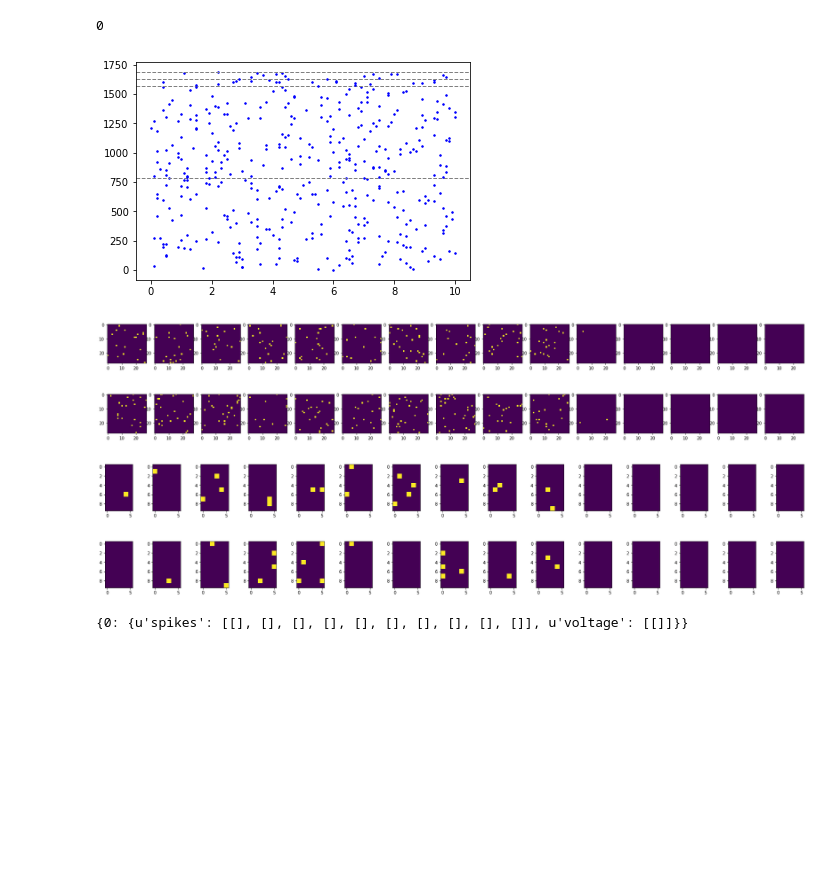
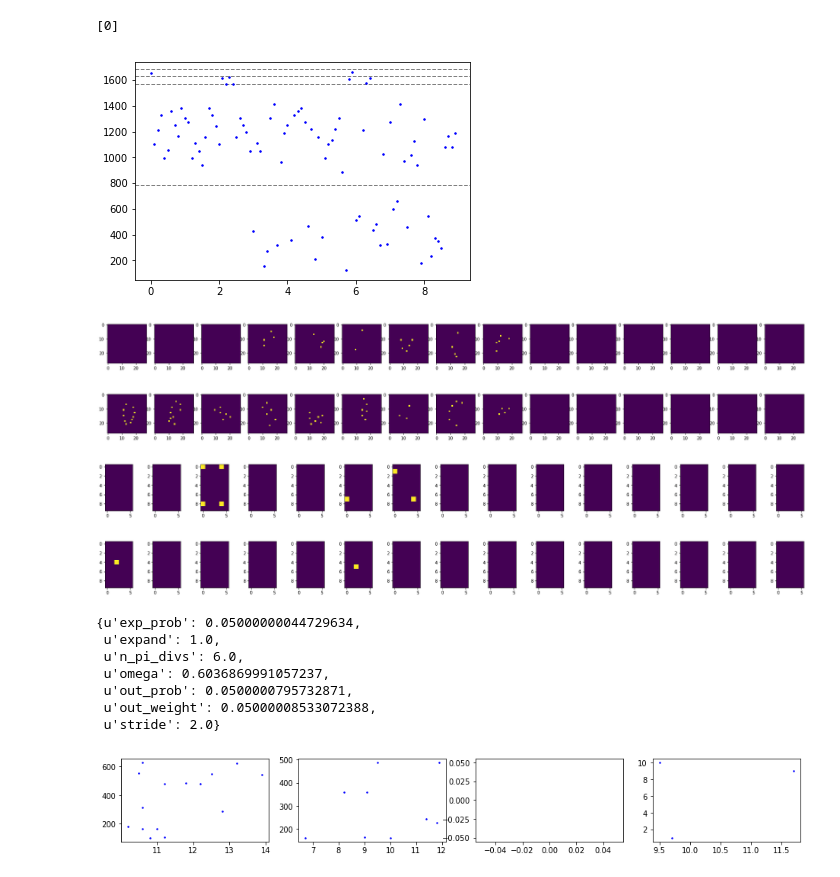
Before and after one commit to chanokin/brainscales-recognition, a Jupyter notebook: codebase/l2l/see_results_contents.ipynb, the cells around one changed output. Drawn from its saved outputs; the diff is of its cells as text; code cells hidden in the pictures; blank space fills up the shorter version.

```diff
--- a/codebase/l2l/see_results_contents.ipynb
+++ b/codebase/l2l/see_results_contents.ipynb
@@ -17,21 +17,22 @@ print(keys)
 # %%
-in_labels = data['in_labels'].item()
+in_labels = data['input'].item()['labels']
 print(in_labels)
 # %% [output]
-0
+[0]
 # %%
-in_spikes = data['in_spikes'].item()
+data = np.load('./run_results/data_gen0_ind0.npz')
+in_spikes = data['input'].item()['spikes']
 count = 0
 plt.figure()
 for lyr in in_spikes:
     spk = in_spikes[lyr]
     for nid, times in enumerate(spk):
         plt.plot(times, np.ones_like(times)*nid + count, '.b', markersize=3)
     count += len(spk)
     plt.axhline(count, color='gray', linestyle='--', linewidth=1.)
 plt.show()
 # %% [output]
-[figure, old version]
+[figure, new version]
 # %%
 for lyr in sorted(in_spikes.keys()):
     s1 = in_spikes[lyr]
@@ -51,7 +52,7 @@ for lyr in sorted(in_spikes.keys()):
         plt.imshow(img)
     plt.show()
 # %% [output]
-[figure, old version]
+[figure, new version]
-[figure, old version]
+[figure, new version]
-[figure, old version]
+[figure, new version]
-[figure, old version]
+[figure, new version]
@@ -65,5 +59,34 @@ gabor = recordings['gabor']
-# %%
-out = recordings['output']
-print(out)
-# %% [output]
-{0: {u'spikes': [[], [], [], [], [], [], [], [], [], []], u'voltage': [[]]}}
+# %%
+data = np.load('./run_results/data_gen0_ind0.npz')
+data['params'].item()['ind']
+# %% [output]
+{u'exp_prob': 0.05000000044729634,
+ u'expand': 1.0,
+ u'n_pi_divs': 6.0,
+ u'omega': 0.6036869991057237,
+ u'out_prob': 0.0500000795732871,
+ u'out_weight': 0.05000008533072388,
+ u'stride': 2.0}
+# %%
+data = np.load('./run_results/data_gen0_ind0.npz')
+
+recordings = data['recs'].item()
+gabor = recordings['gabor']
+
+n_layers = len(gabor.keys())
+fw = 2.0
+fig = plt.figure(figsize=(2*n_layers*fw, fw))
+for lyr in sorted(gabor.keys())[:]:
+    ax = plt.subplot(1, n_layers, lyr+1)
+    for r in sorted(gabor[lyr].keys())[:]:
+        n_cols = len(gabor[lyr][r].keys())
+        for c in gabor[lyr][r]:
+            spikes = gabor[lyr][r][c]['spikes']
+            n_neurons = len(spikes)
+            for i, times in enumerate(spikes):
+                nid = r * n_cols * n_neurons + n_neurons * c + i
+                plt.plot(times, nid * np.ones_like(times), '.b', markersize=3)
+#         ax.set_ylim(-1, n_neurons * c + i + 1)
+plt.show()
+# %% [output]
+[figure, added]
```
Also changed, not shown: parts of 5 cells of this notebook, 4 other files.
